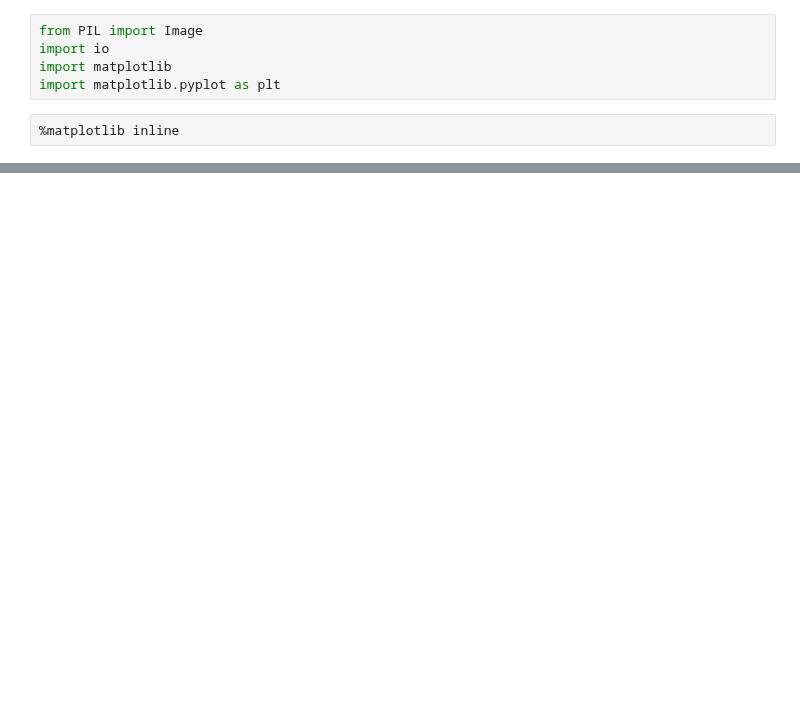
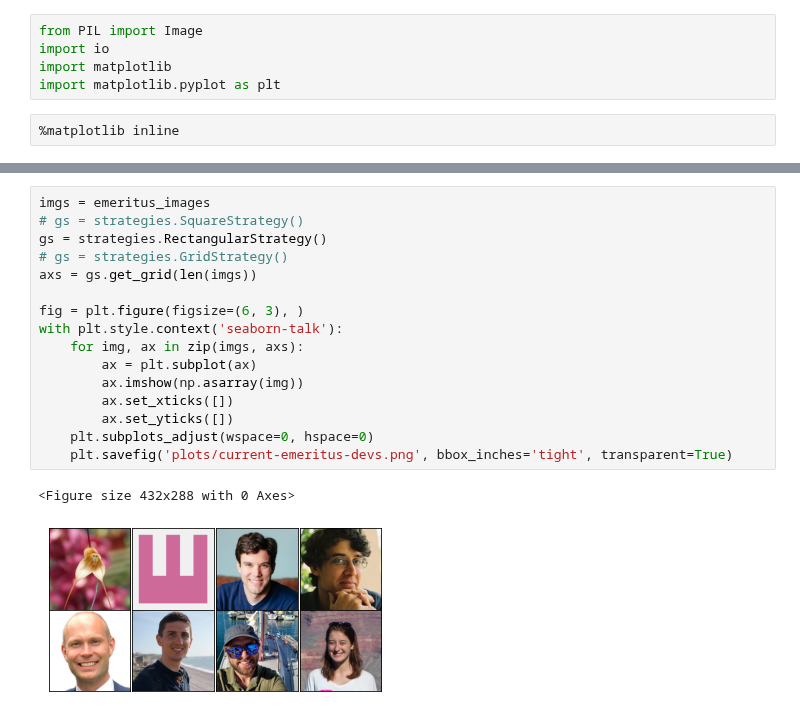
Before and after one commit to conda-forge/by-the-numbers, a Jupyter notebook: core_images.ipynb, the cells around one changed output, grey strips where cells are left out. Saved outputs shown, nothing was run; the diff lists cells and outputs as text; blank space fills up the shorter version.

Commit message:
Commits from pydata global talk

```diff
--- a/core_images.ipynb
+++ b/core_images.ipynb
@@ -40,0 +111,19 @@ with plt.style.context('seaborn-talk'):
+# %%
+imgs = emeritus_images
+# gs = strategies.SquareStrategy()
+gs = strategies.RectangularStrategy()
+# gs = strategies.GridStrategy()
+axs = gs.get_grid(len(imgs))
+
+fig = plt.figure(figsize=(6, 3), )
+with plt.style.context('seaborn-talk'):
+    for img, ax in zip(imgs, axs):
+        ax = plt.subplot(ax)
+        ax.imshow(np.asarray(img))
+        ax.set_xticks([])
+        ax.set_yticks([])
+    plt.subplots_adjust(wspace=0, hspace=0)
+    plt.savefig('plots/current-emeritus-devs.png', bbox_inches='tight', transparent=True)
+# %% [output]
+<Figure size 432x288 with 0 Axes>
+[figure, added]
```
Also changed, not shown: parts of 16 cells of this notebook, 14 other files.
